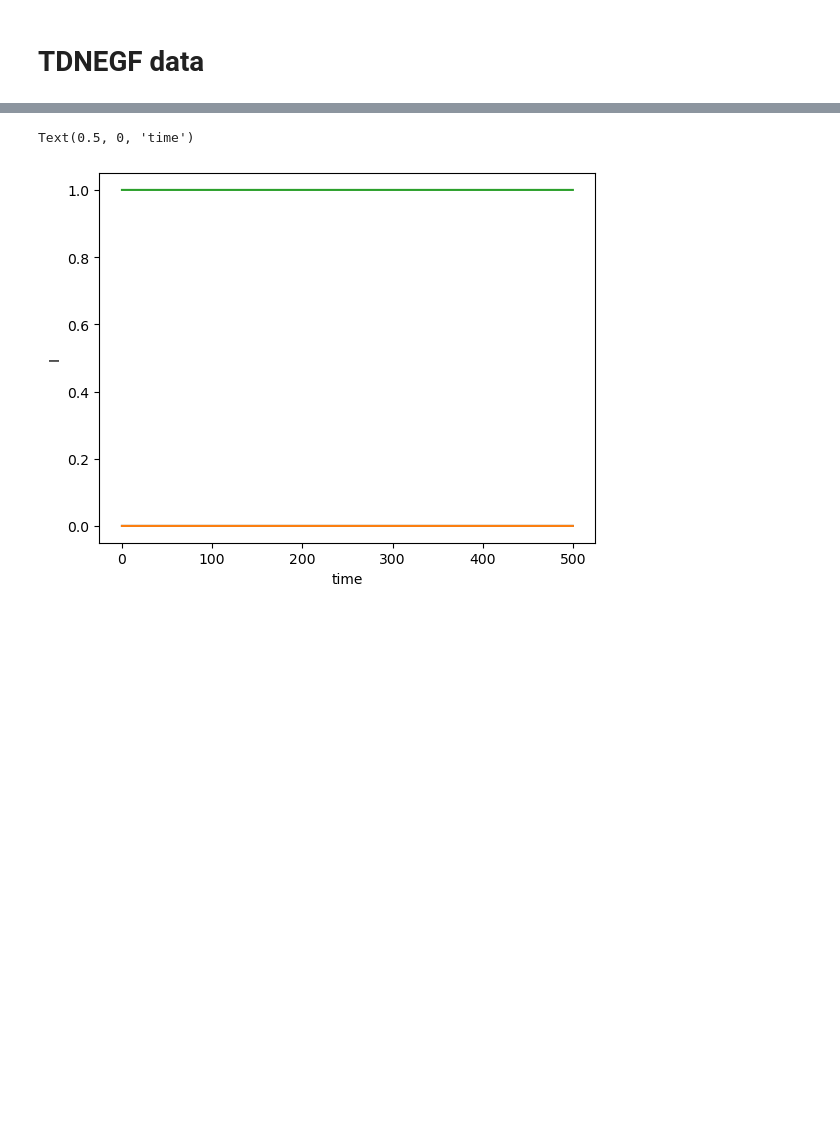
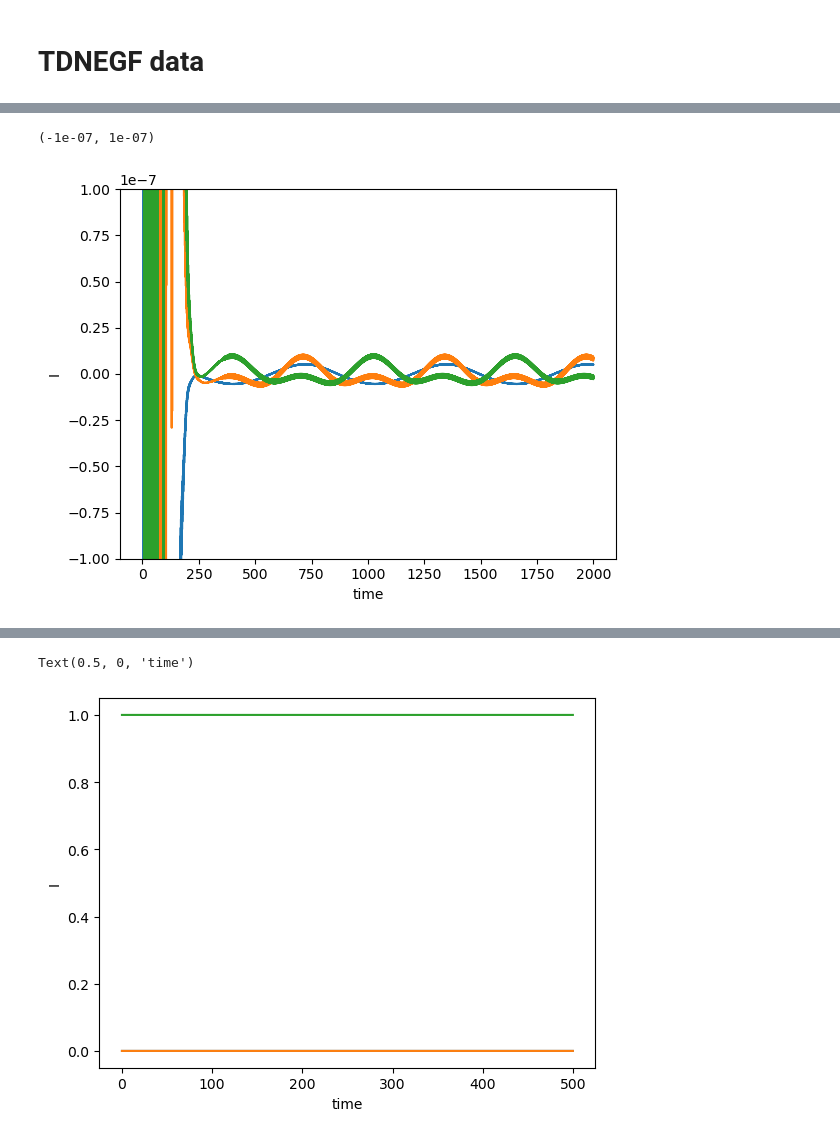
Before and after one commit to Jalil199/TDNEGF, a Jupyter notebook: Figures_main.ipynb, the cells around one changed output, grey strips where cells are left out. Saved outputs shown, nothing was run; the diff lists cells and outputs as text; code cells hidden in the pictures; blank space fills up the shorter version.

```diff
--- a/Figures_main.ipynb
+++ b/Figures_main.ipynb
@@ -28,3 +52,16 @@ axs.set_ylim([-0.1,0.1])
+# %%
+fig,axs = plt.subplots(1,1)
+#plt.plot(data[f"cspins_f_{name1}"][:,0],data[f"cspins_f_{name1}"][:,13])
+axs.plot(cc_f[:,0],cc_f[:,1])
+axs.plot(cc_f[:,0],cc_f[:,2])
+axs.plot(cc_f[:,0],cc_f[:,3])
+axs.set_ylabel("I")
+axs.set_xlabel("time")
+axs.set_ylim([-0.1,0.1])
+plt.ylim([-1e-7,1e-7])
+# %% [output]
+(-1e-07, 1e-07)
+[figure, added]
 # %%
 fig,axs = plt.subplots(1,1)
 #plt.plot(data[f"cspins_f_{name1}"][:,0],data[f"cspins_f_{name1}"][:,13])
```
Also changed, not shown: parts of 6 cells of this notebook, 4 other files.
